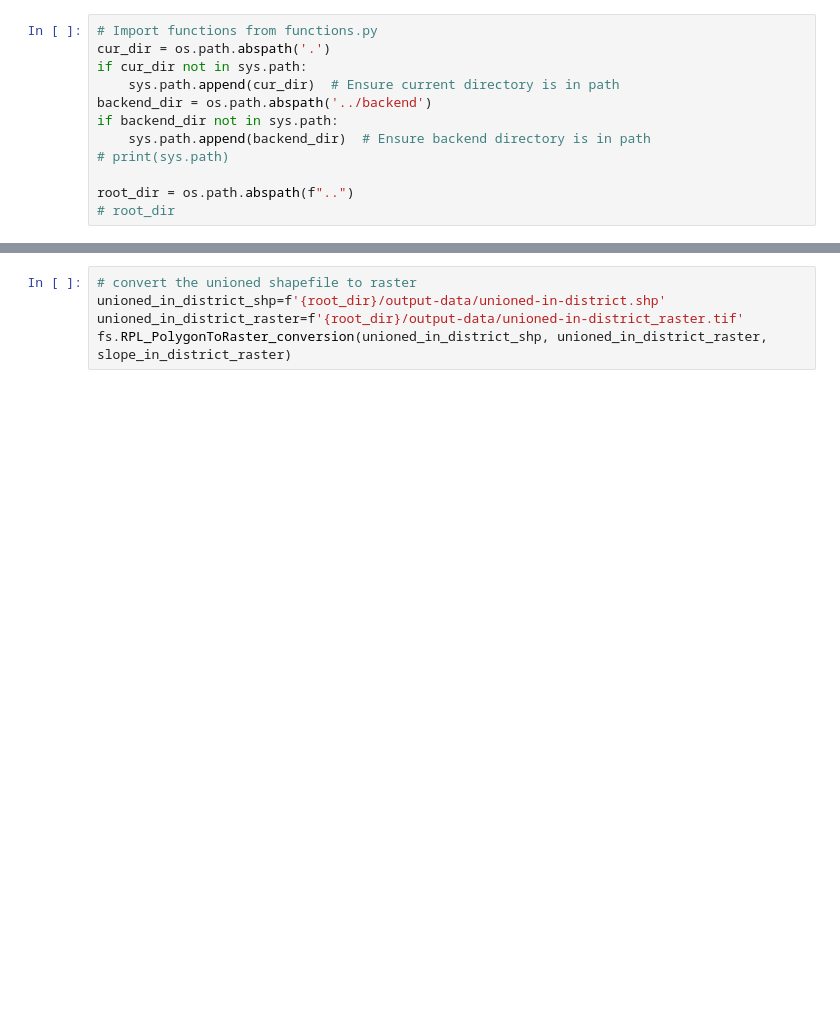
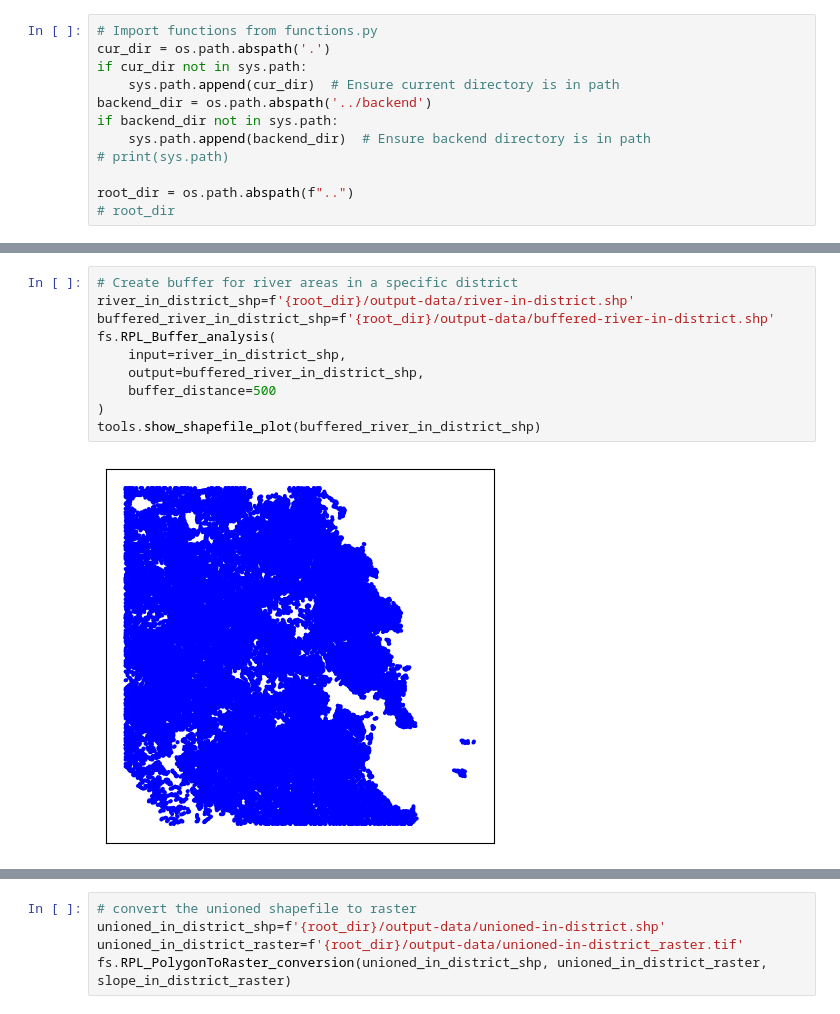
Before and after one commit to landyking/site-analyzer, a Jupyter notebook: experiments/gistest.ipynb, the cells around one changed output, grey strips where cells are left out. Saved outputs shown, nothing was run; the diff lists cells and outputs as text; blank space fills up the shorter version.

```diff
--- a/experiments/gistest.ipynb
+++ b/experiments/gistest.ipynb
@@ -57,3 +90,15 @@ tools.show_shapefile_plot(output_shp)
+# %%
+# Create buffer for river areas in a specific district
+river_in_district_shp=f'{root_dir}/output-data/river-in-district.shp'
+buffered_river_in_district_shp=f'{root_dir}/output-data/buffered-river-in-district.shp'
+fs.RPL_Buffer_analysis(
+    input=river_in_district_shp,
+    output=buffered_river_in_district_shp,
+    buffer_distance=500
+)
+tools.show_shapefile_plot(buffered_river_in_district_shp)
+# %% [output]
+[figure, added]
 # %%
 # clip the lake polygons to the district boundary
 all_lake_shp = f'{root_dir}/test-data/lds-nz-lake-polygons-topo-150k-SHP/nz-lake-polygons-topo-150k.shp'
```
Also changed, not shown: parts of 16 cells of this notebook, 1 other file.
